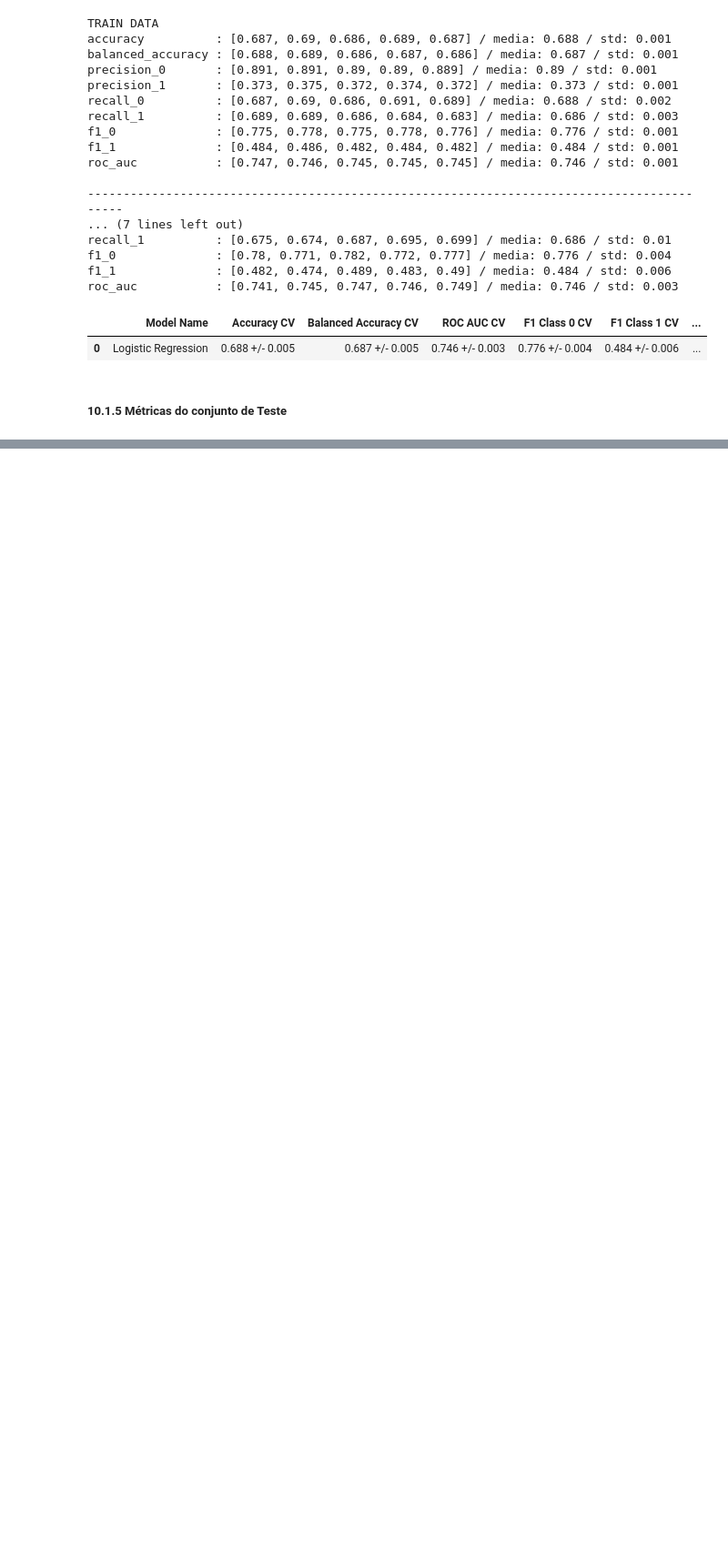
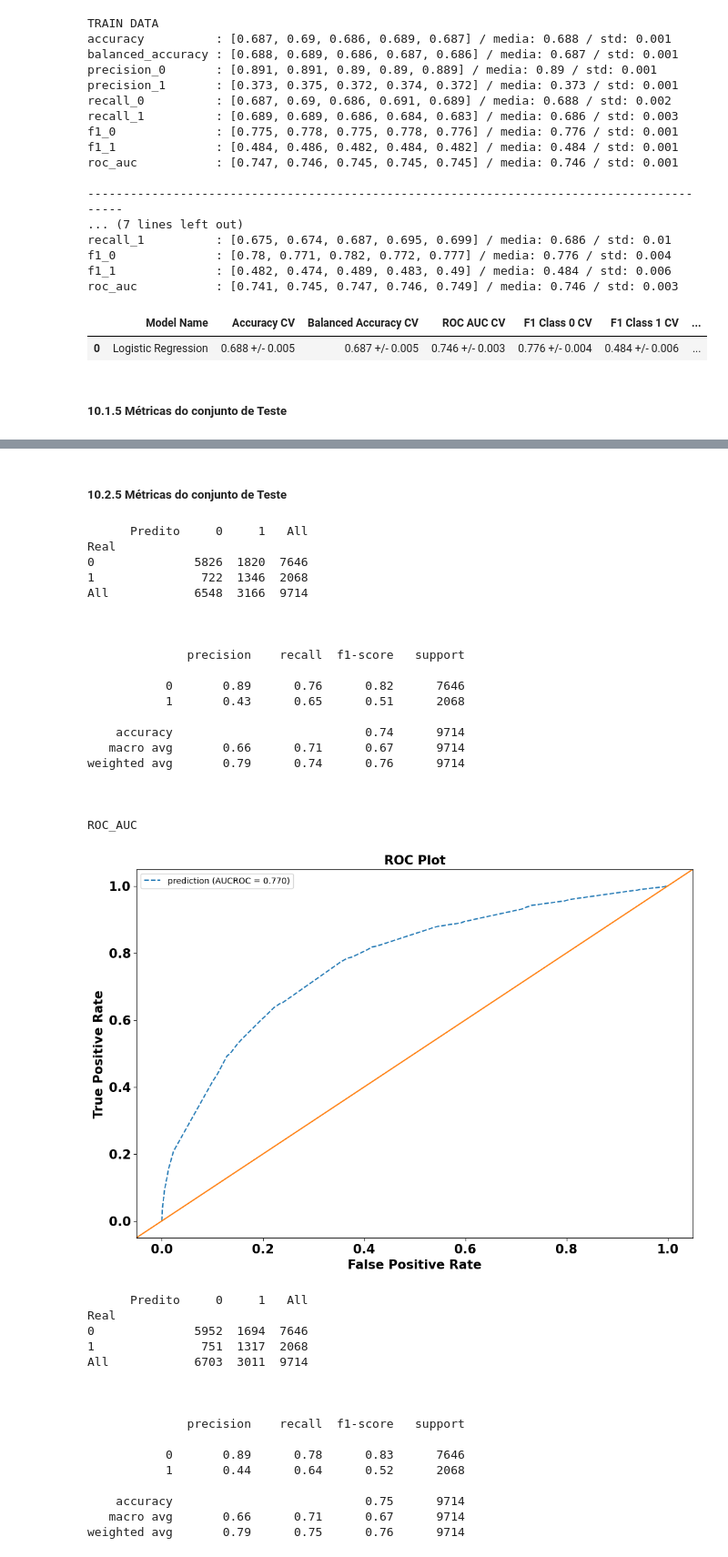
Before and after one commit to samantasobral/shap-ml-interpretability, a Jupyter notebook: notebook/shap_model.ipynb, the cells around one changed output, grey strips where cells are left out. Shown at 91% size. Saved outputs shown, nothing was run; the diff lists cells and outputs as text; code cells hidden in the pictures; blank space fills up the shorter version.

Commit message:
feature: decision tree

```diff
--- a/notebook/shap_model.ipynb
+++ b/notebook/shap_model.ipynb
@@ -229,7 +229,7 @@ def cm_roc_plot(model, x_test, y_test, th=0.5):
     yhat_lr_prob = model.predict_proba(x_test)[:,1]
 
     lr_auc = round(metrics.roc_auc_score(y_test, yhat_lr_prob), 2)
-    print(f'ROC_AUC9lr_auc')
+    print(f'ROC_AUC')
 
     lr_frp, lr_tpr, _ = metrics.roc_curve(y_test, yhat_lr_prob)
 
@@ -239,7 +239,7 @@ def cm_roc_plot(model, x_test, y_test, th=0.5):
 
     ax.plot([0,1], [0,1], transform = ax.transAxes)
 
-    plt.title('ROC PLot', fontsize = 15, weight = 'bold')
+    plt.title('ROC Plot', fontsize = 15, weight = 'bold')
 
     plt.xticks(fontsize = 15, weight = 'bold')
     plt.yticks(fontsize = 15, weight = 'bold')
@@ -1754,0 +1763,8 @@ weighted avg       0.79      0.73      0.75      9714
+# %%
+clf = Pipeline([
+    ('rare_encoder', RareLabelEncoder(tol=0.05, n_categories=5, variables=['estado_civil'], replace_with='outros')),
+    ('categorical_encoder', MeanEncoder(variables = ['dependentes', 'estado_civil', 'cheque_sem_fundo'])),
+    ('classifier', DecisionTreeClassifier(class_weight= 'balanced', random_state = 42, max_depth = 5))
+])
+
+kf = StratifiedKFold(n_splits = 5, shuffle=True, random_state=42)
@@ -1754,0 +1924,48 @@ weighted avg       0.79      0.73      0.75      9714
+# %% [markdown]
+##### 10.2.5 Métricas do conjunto de Teste
+# %%
+test_set = pd.read_csv(config['data']['test_path'])
+test_set = test_set[df10_dt.columns]
+
+X_test = test_set.drop('pago', axis  = 1)
+y_test = test_set['pago']
+
+cm_roc_plot(search_dt.best_estimator_, X_test, y_test, th=0.55)
+# %% [output]
+      Predito     0     1   All
+Real
+0              5826  1820  7646
+1               722  1346  2068
+All            6548  3166  9714
+
+
+
+              precision    recall  f1-score   support
+
+           0       0.89      0.76      0.82      7646
+           1       0.43      0.65      0.51      2068
+
+    accuracy                           0.74      9714
+   macro avg       0.66      0.71      0.67      9714
+weighted avg       0.79      0.74      0.76      9714
+
+
+
+ROC_AUC
+[figure, added]
+      Predito     0     1   All
+Real
+0              5952  1694  7646
+1               751  1317  2068
+All            6703  3011  9714
+
+
+
+              precision    recall  f1-score   support
+
+           0       0.89      0.78      0.83      7646
+           1       0.44      0.64      0.52      2068
+
+    accuracy                           0.75      9714
+   macro avg       0.66      0.71      0.67      9714
+weighted avg       0.79      0.75      0.76      9714
```
Also changed, not shown: parts of 17 cells of this notebook.
